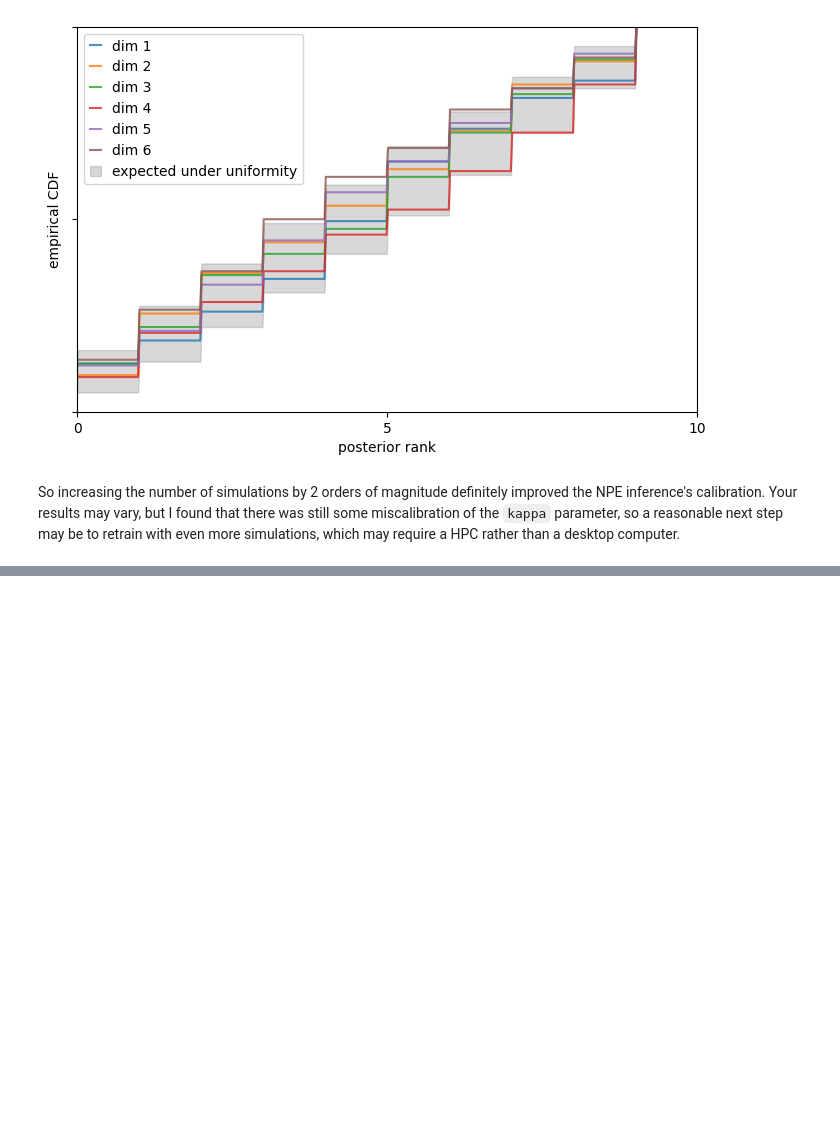
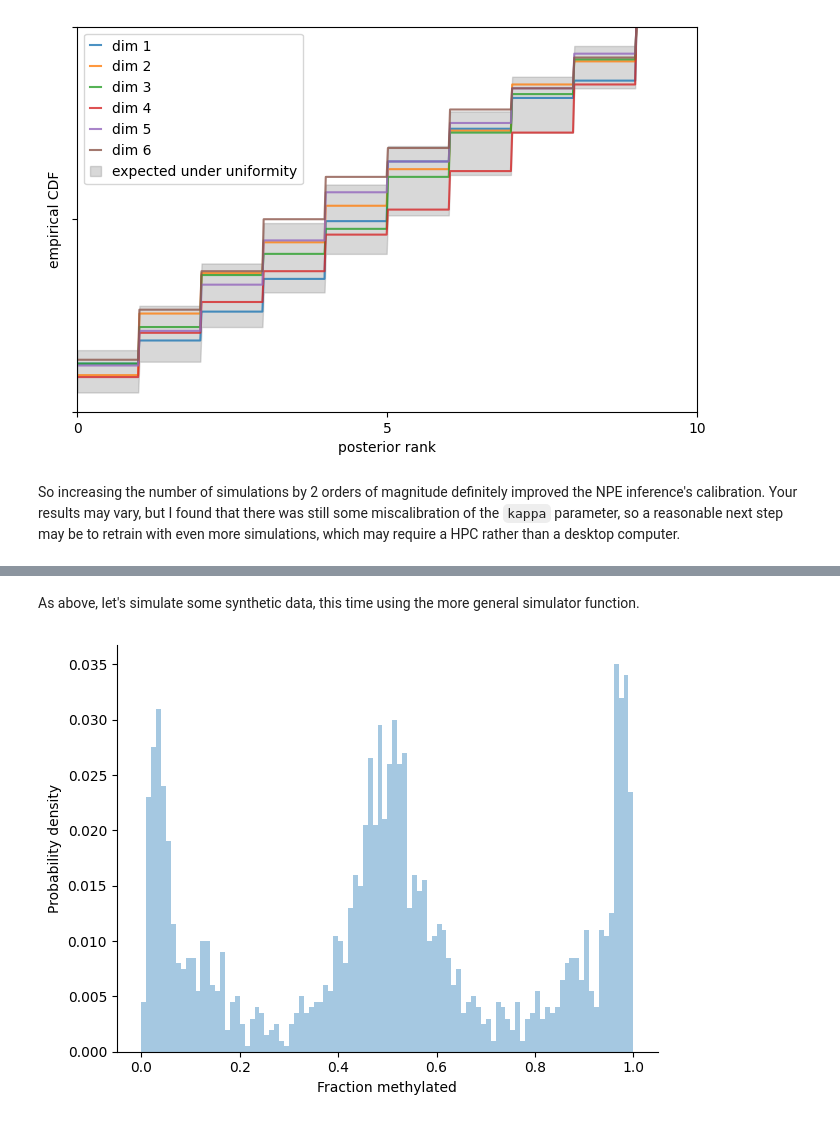
Before and after one commit to CalumGabbutt/IX-tutorial-CG-SBI, a Jupyter notebook: IX_tutorial_CG_SBI.ipynb, the cells around one changed output, grey strips where cells are left out. Saved outputs shown, nothing was run; the diff lists cells and outputs as text; code cells hidden in the pictures; blank space fills up the shorter version.

```diff
--- a/IX_tutorial_CG_SBI.ipynb
+++ b/IX_tutorial_CG_SBI.ipynb
@@ -591,0 +655,26 @@ So increasing the number of simulations by 2 orders of magnitude definitely impr
+# %% [markdown]
+As above, let's simulate some synthetic data, this time using the more general simulator function.
+# %%
+params_true_general = pd.Series({
+    'S':5,
+    'lam' : 1.3,
+    'mu' : 0.03,
+    'gamma' : 0.03,
+    'delta' : 0.04,
+    'eta' : 0.97,
+    'kappa' : 80,
+    'age':30.0
+})
+
+y_general = simulation_wrapper_general(params_true_general.to_numpy().reshape(1, -1))
+
+fig, ax = plt.subplots()
+plt.bar(bin_centres, y_general[0, :],
+        width=0.01, alpha = 0.4,
+        )
+plt.xlabel('Fraction methylated')
+plt.ylabel('Probability density')
+sns.despine()
+plt.tight_layout()
+# %% [output]
+[figure, added]
```
Also changed, not shown: parts of 11 cells of this notebook.
